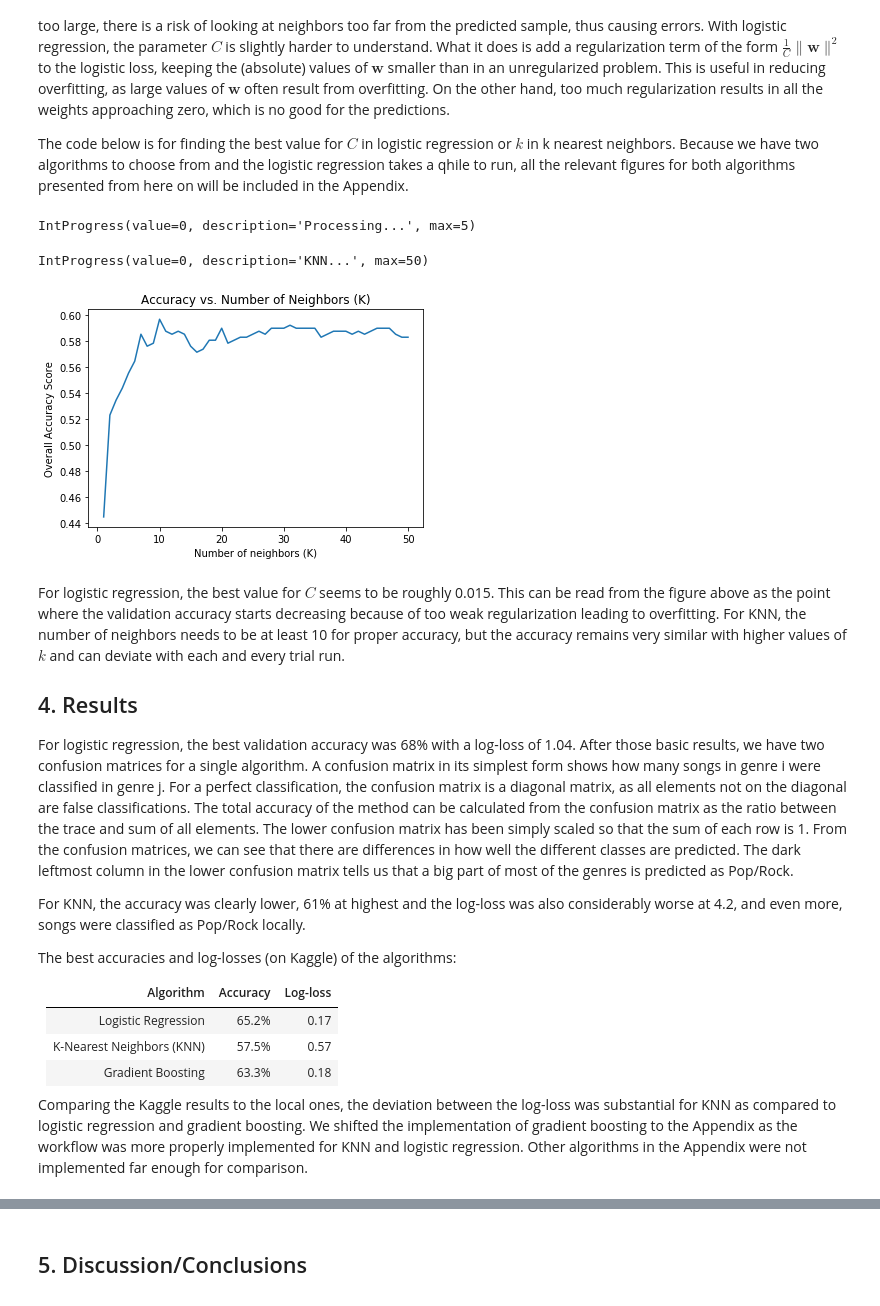
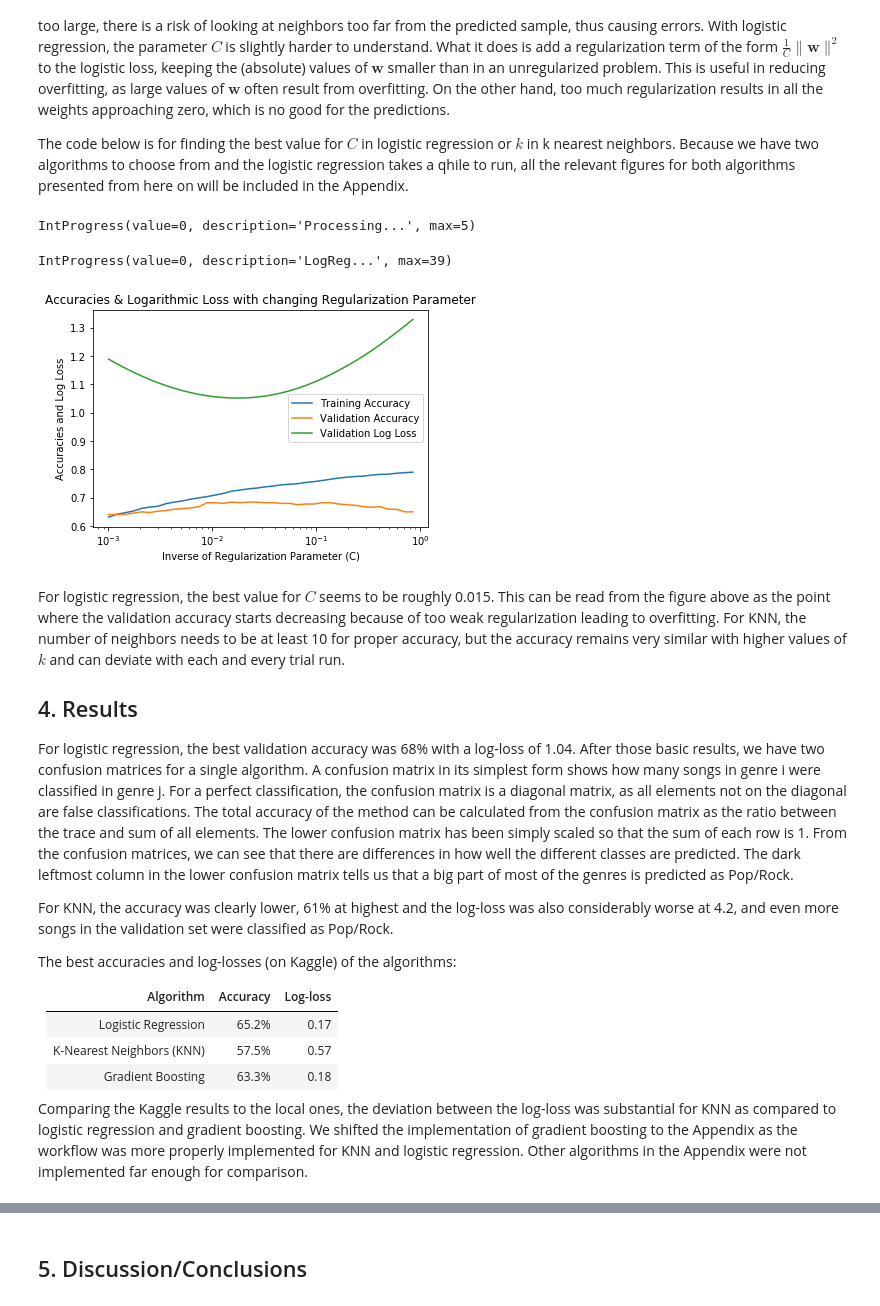
Before and after one commit to abdullahkhan93/MLBP-2018, a Jupyter notebook: Project Report.ipynb, the cells around one changed output, grey strips where cells are left out. Saved outputs shown, nothing was run; the diff lists cells and outputs as text; code cells hidden in the pictures.

```diff
--- a/Project Report.ipynb
+++ b/Project Report.ipynb
@@ -141,27 +140,3 @@ def plot_error(eigvalues, max_d):
     plt.ylabel('Reconstruction error $\mathcal{E}$')
     plt.title('Principal Components vs. the Reconstruction Error')
     plt.show()
-# %%
-'''
-Data Import from Files
-'''
-
-# Reading Data into Numpy Arrays
-XTrainData = pd.read_csv("train_data.csv", header = None).values
-YTrainData = pd.read_csv("train_labels.csv", header = None).values
-XTestData = pd.read_csv("test_data.csv", header = None).values
-
-# Storing Numpy Arrays into DataFrames for better visualization
-FeatureTrainData = pd.DataFrame(XTrainData)
-LabelTrainData = pd.DataFrame(YTrainData)
-FeatureTestData = pd.DataFrame(XTestData)
-print("TRAIN DATA")
-print("Total records in the train file: ", FeatureTrainData.shape[0])
-print("Total features in the train file: ", FeatureTrainData.shape[1])
-print("Total number of labels/classes in the train file: ", len(LabelTrainData[0].unique()), "\n")
-
-print("TEST DATA")
-print("Total records in the test file: ", FeatureTestData.shape[0], "\n")
-
-print ("Portion of Training Data")
-display(FeatureTrainData.head())
@@ -352,7 +308,7 @@ The code below is for finding the best value for $C$ in logistic regression or $
 Classifier choice
 '''
 # Choice of classifier (Default = (1) Logistic Regression, (2) K-Nearest Neighbor)
-algo_choice = 2
+algo_choice = 1
 
 
 '''
@@ -486,35 +442,35 @@ elif algo_choice == 2:
     acc = []
     for k in range(50):
         neigh = KNeighborsClassifier(n_neighbors = k + 1, n_jobs = -2)
         neigh.fit(XTrainSet, YTrainSet.ravel())
         predLabels = neigh.predict(XTestSet)
         conf = confusion_matrix(YTestSet, predLabels)
         accuracy = np.trace(conf) / np.sum(conf)
         k_array.append(k + 1)
         acc.append(accuracy)
         if accuracy >= best_Acc:
             best_Acc = accuracy
             bestK = k
 
         f.value += 1
         #print('Accuracy:', accuracy,'with', k + 1, 'neighbors')
 
     # Terminate progress bar
     f.close()
 
     '''
     Accuracy Plot for multiple KNN Classifications
     '''
     plt.figure()
     plt.plot(k_array, acc)
     plt.xlabel('Number of neighbors (K)')
     plt.ylabel('Overall Accuracy Score')
     plt.title('Accuracy vs. Number of Neighbors (K)')
     plt.show()
 # %% [output]
 IntProgress(value=0, description='Processing...', max=5)
-IntProgress(value=0, description='KNN...', max=50)
+IntProgress(value=0, description='LogReg...', max=39)
-[figure, old version]
+[figure, new version]
 # %% [markdown]
 For logistic regression, the best value for $C$ seems to be roughly 0.015. This can be read from the figure above as the point where the validation accuracy starts decreasing because of too weak regularization leading to overfitting. For KNN, the number of neighbors needs to be at least 10 for proper accuracy, but the accuracy remains very similar with higher values of $k$ and can deviate with each and every trial run.
 
@@ -522,7 +478,7 @@ For logistic regression, the best value for $C$ seems to be roughly 0.015. This
 
 For logistic regression, the best validation accuracy was 68% with a log-loss of 1.04. After those basic results, we have two confusion matrices for a single algorithm. A confusion matrix in its simplest form shows how many songs in genre i were classified in genre j. For a perfect classification, the confusion matrix is a diagonal matrix, as all elements not on the diagonal are false classifications. The total accuracy of the method can be calculated from the confusion matrix as the ratio between the trace and sum of all elements. The lower confusion matrix has been simply scaled so that the sum of each row is 1. From the confusion matrices, we can see that there are differences in how well the different classes are predicted. The dark leftmost column in the lower confusion matrix tells us that a big part of most of the genres is predicted as Pop/Rock.
 
-For KNN, the accuracy was clearly lower, 61% at highest and the log-loss was also considerably worse at 4.2, and even more, songs were classified as Pop/Rock locally.
+For KNN, the accuracy was clearly lower, 61% at highest and the log-loss was also considerably worse at 4.2, and even more songs in the validation set were classified as Pop/Rock.
 
 The best accuracies and log-losses (on Kaggle) of the algorithms:
 
```
Also changed, not shown: parts of 16 cells of this notebook, 1 other file.
